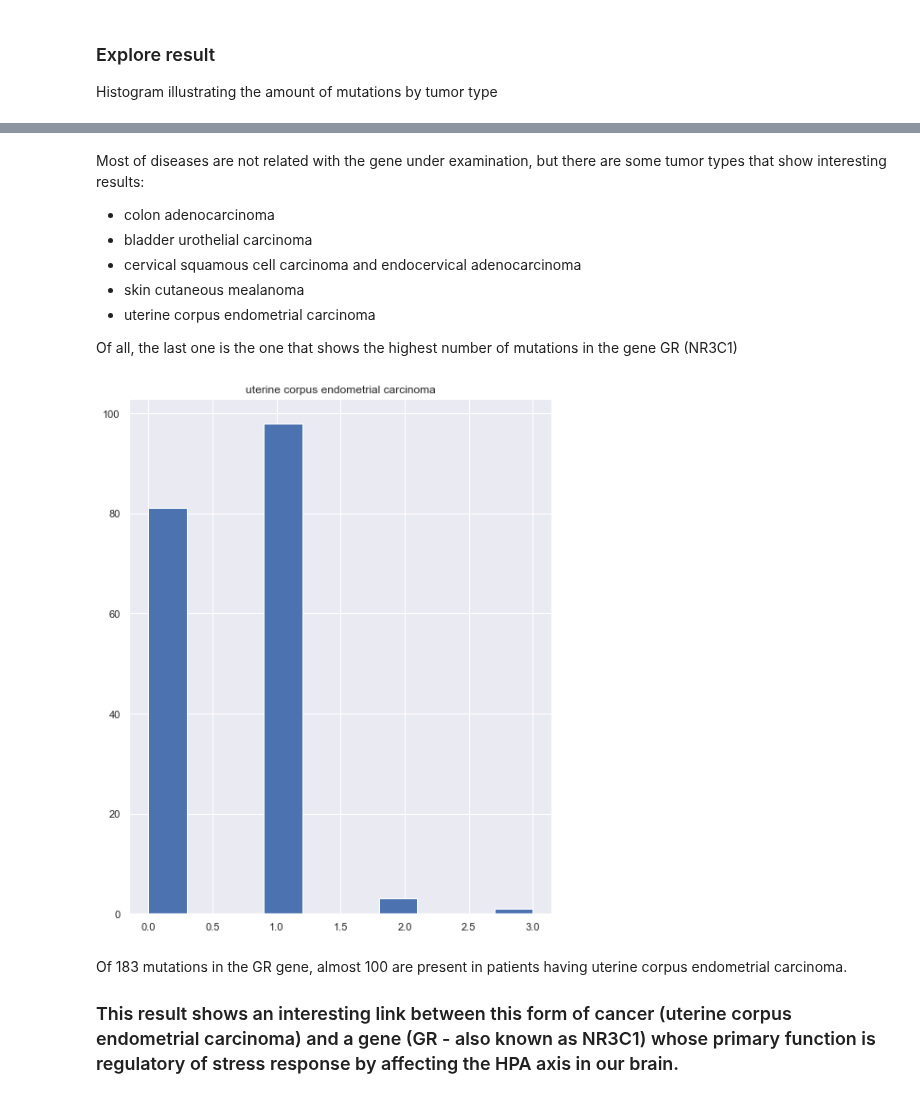
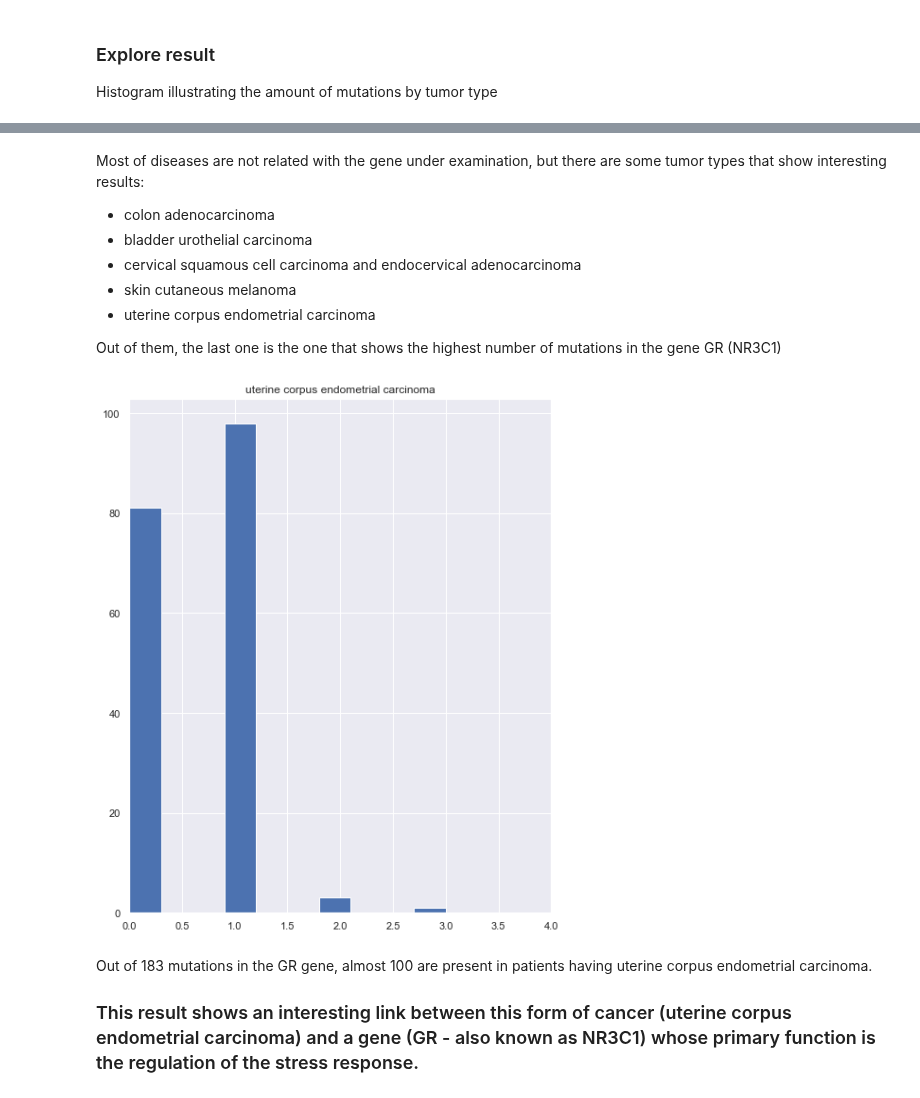
Before and after one commit to DEIB-GECO/VarSum, a Jupyter notebook: demo/exploring_the_link_between_stress-related_disorders_and_tumor_pathologies.ipynb, the cells around one changed output, grey strips where cells are left out. Cells and saved outputs as stored; diff of their text form; code cells hidden in the pictures.

```diff
--- a/demo/exploring_the_link_between_stress-related_disorders_and_tumor_pathologies.ipynb
+++ b/demo/exploring_the_link_between_stress-related_disorders_and_tumor_pathologies.ipynb
@@ -137,14 +138,11 @@ donor_req = {
 
 }
 # for each mutation, count how many donors own it, grouped by tumor type
-for index, row in disease_associated_mutations.iterrows():
-    print('‣', end='')
+for index, row in tqdm(disease_associated_mutations.iterrows()):
     donor_req['having_variants']['with'] = [{
         'chrom': row['CHROM'], 'start': row['START'], 'ref': row['REF'], 'alt': row['ALT']
     }]
-    #print(donor_req)
     donor_resp = post_request('http://geco.deib.polimi.it/popstudy/api/donor_distribution', donor_req, print_status_code=False, print_warnings=False)
-    #print(donor_resp)
     # columns are DISEASE and DONORS
     for response_row in donor_resp['rows']:
         disease = response_row[0]
@@ -186,20 +184,21 @@ Most of diseases are not related with the gene under examination, but there are
 - colon adenocarcinoma
 - bladder urothelial carcinoma
 - cervical squamous cell carcinoma and endocervical adenocarcinoma
-- skin cutaneous mealanoma
+- skin cutaneous melanoma
 - uterine corpus endometrial carcinoma
 
-Of all, the last one is the one that shows the highest number of mutations in the gene GR (NR3C1)
+Out of them, the last one is the one that shows the highest number of mutations in the gene GR (NR3C1)
 # %%
 pd.DataFrame.hist(
     disease_associated_mutations,
     column='uterine corpus endometrial carcinoma',
     figsize=(8, 10)
 )
+plt.xlim([0, 4])
 plt.show()
 # %% [output]
-[figure, old version]
+[figure, new version]
 # %% [markdown]
-Of 183 mutations in the GR gene, almost 100 are present in patients having uterine corpus endometrial carcinoma.
+Out of 183 mutations in the GR gene, almost 100 are present in patients having uterine corpus endometrial carcinoma.
 
-### This result shows an interesting link between this form of cancer (uterine corpus endometrial carcinoma) and a gene (GR - also known as NR3C1) whose primary function is regulatory of stress response by affecting the HPA axis in our brain.
+### This result shows an interesting link between this form of cancer (uterine corpus endometrial carcinoma) and a gene (GR - also known as NR3C1) whose primary function is the regulation of the stress response.
```
Also changed, not shown: parts of 4 cells of this notebook, 7 other files.
